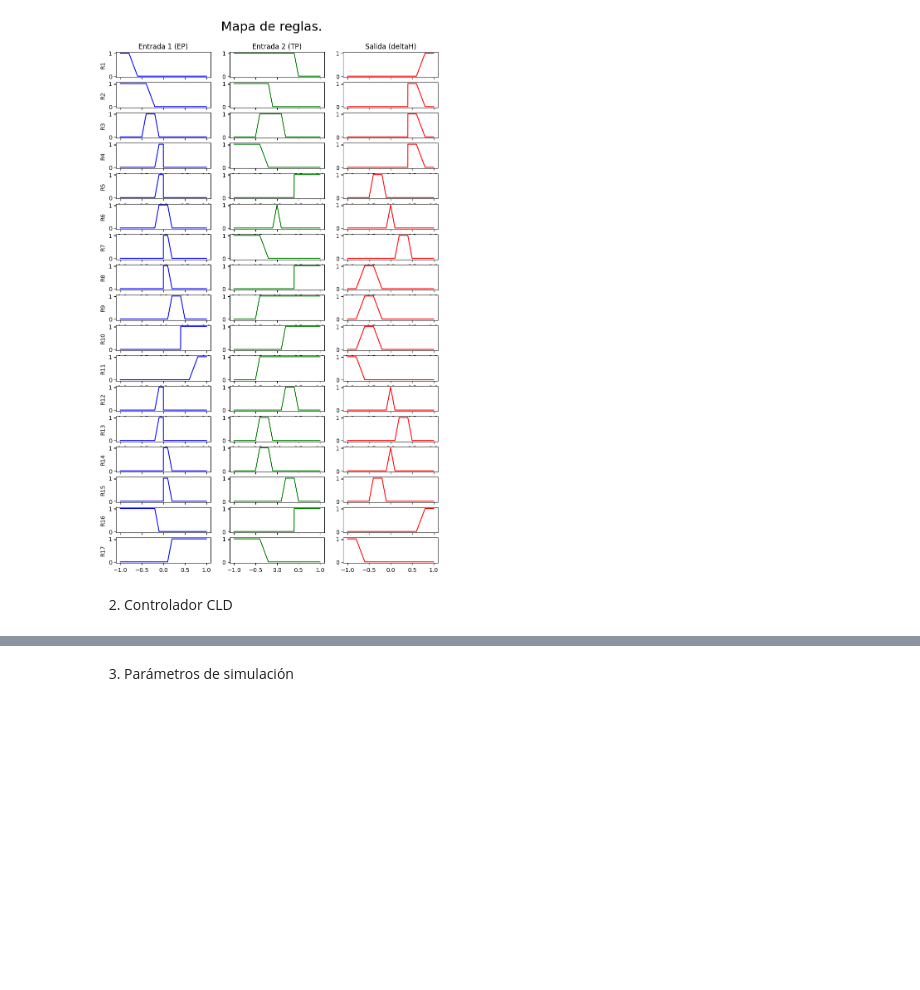
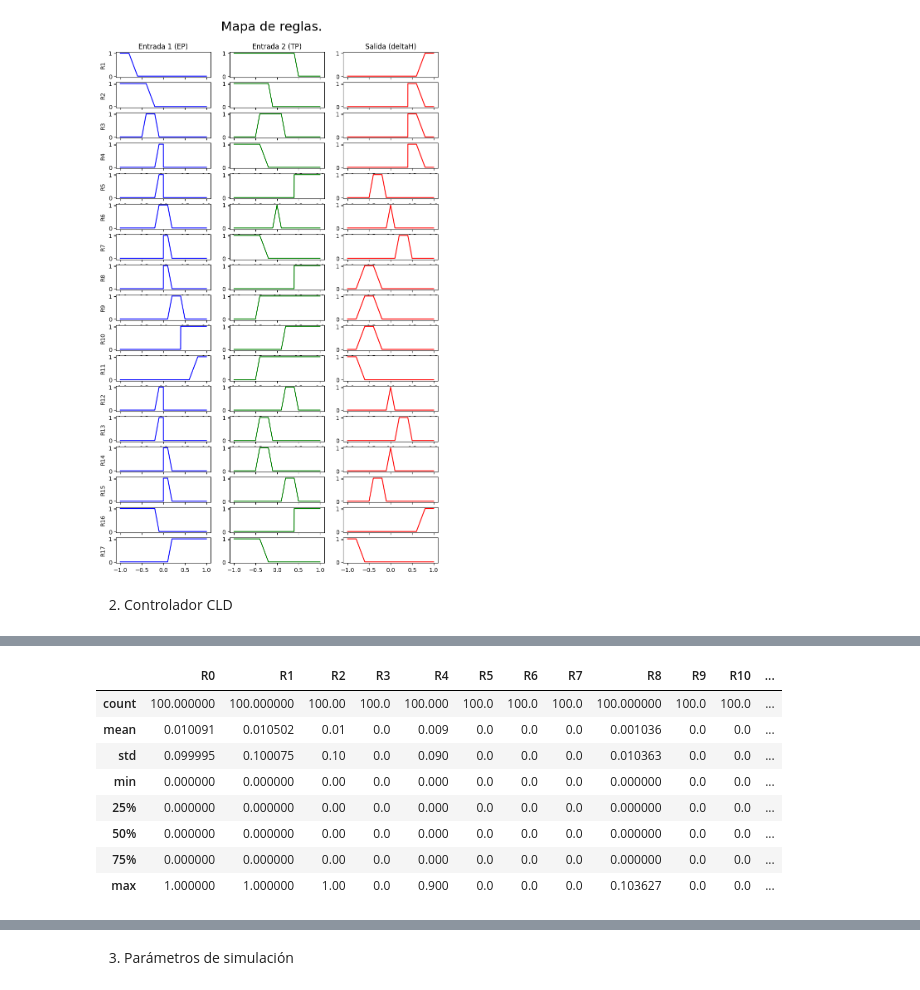
Before and after one commit to NicolasIsla/fuzzy-chainsaw, a Jupyter notebook: proyecto1.ipynb, the cells around one changed output, grey strips where cells are left out. Saved outputs shown, nothing was run; the diff lists cells and outputs as text; code cells hidden in the pictures; blank space fills up the shorter version.

```diff
--- a/proyecto1.ipynb
+++ b/proyecto1.ipynb
@@ -227,0 +284,14 @@ for i, (r_error, r_tasa_cambio_error) in enumerate(mapa_reglas.keys()):
+# %%
+data_participacion = pd.read_csv("regla_participacion.csv", index_col=0)
+# data_participacion= data_participacion.drop("Unnamed: 0", axis=1)
+data_participacion.describe()
+# %% [output]
+|  | R0 | R1 | R2 | R3 | R4 | R5 | R6 | R7 | R8 | R9 | R10 | ... |
+| count | 100.000000 | 100.000000 | 100.00 | 100.0 | 100.000 | 100.0 | 100.0 | 100.0 | 100.000000 | 100.0 | 100.0 | ... |
+| mean | 0.010091 | 0.010502 | 0.01 | 0.0 | 0.009 | 0.0 | 0.0 | 0.0 | 0.001036 | 0.0 | 0.0 | ... |
+| std | 0.099995 | 0.100075 | 0.10 | 0.0 | 0.090 | 0.0 | 0.0 | 0.0 | 0.010363 | 0.0 | 0.0 | ... |
+| min | 0.000000 | 0.000000 | 0.00 | 0.0 | 0.000 | 0.0 | 0.0 | 0.0 | 0.000000 | 0.0 | 0.0 | ... |
+| 25% | 0.000000 | 0.000000 | 0.00 | 0.0 | 0.000 | 0.0 | 0.0 | 0.0 | 0.000000 | 0.0 | 0.0 | ... |
+| 50% | 0.000000 | 0.000000 | 0.00 | 0.0 | 0.000 | 0.0 | 0.0 | 0.0 | 0.000000 | 0.0 | 0.0 | ... |
+| 75% | 0.000000 | 0.000000 | 0.00 | 0.0 | 0.000 | 0.0 | 0.0 | 0.0 | 0.000000 | 0.0 | 0.0 | ... |
+| max | 1.000000 | 1.000000 | 1.00 | 0.0 | 0.900 | 0.0 | 0.0 | 0.0 | 0.103627 | 0.0 | 0.0 | ... |
```
Also changed, not shown: parts of 14 cells of this notebook.
